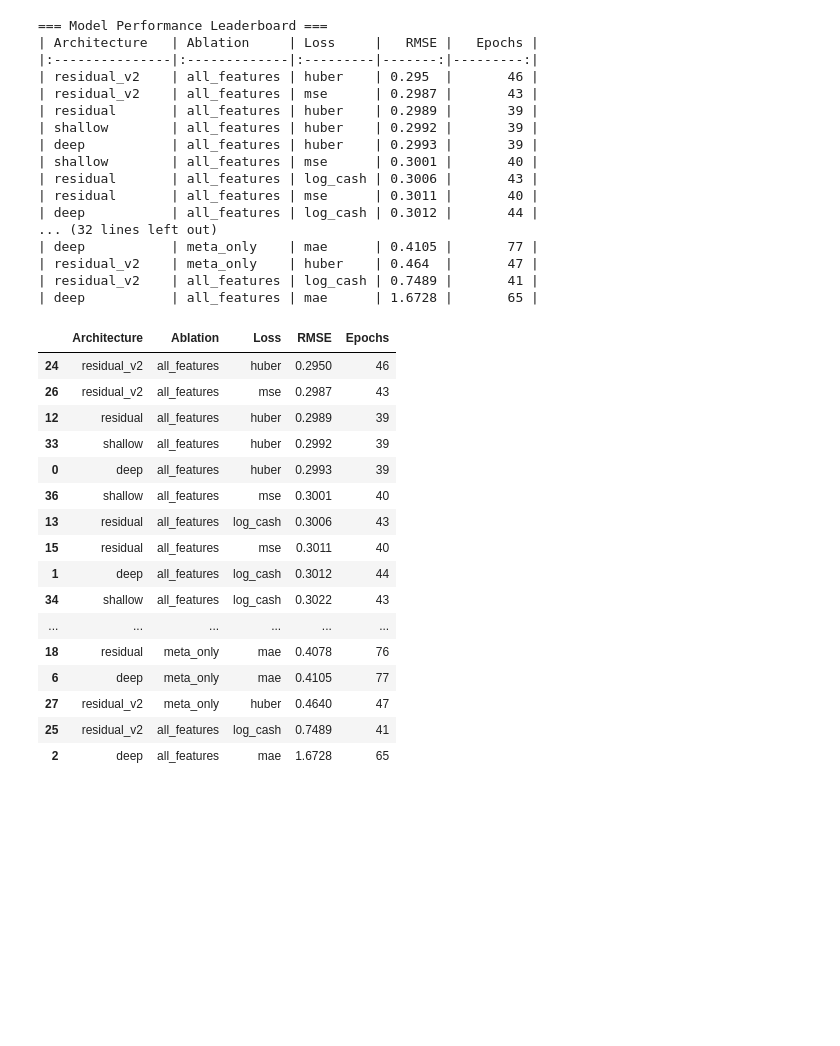
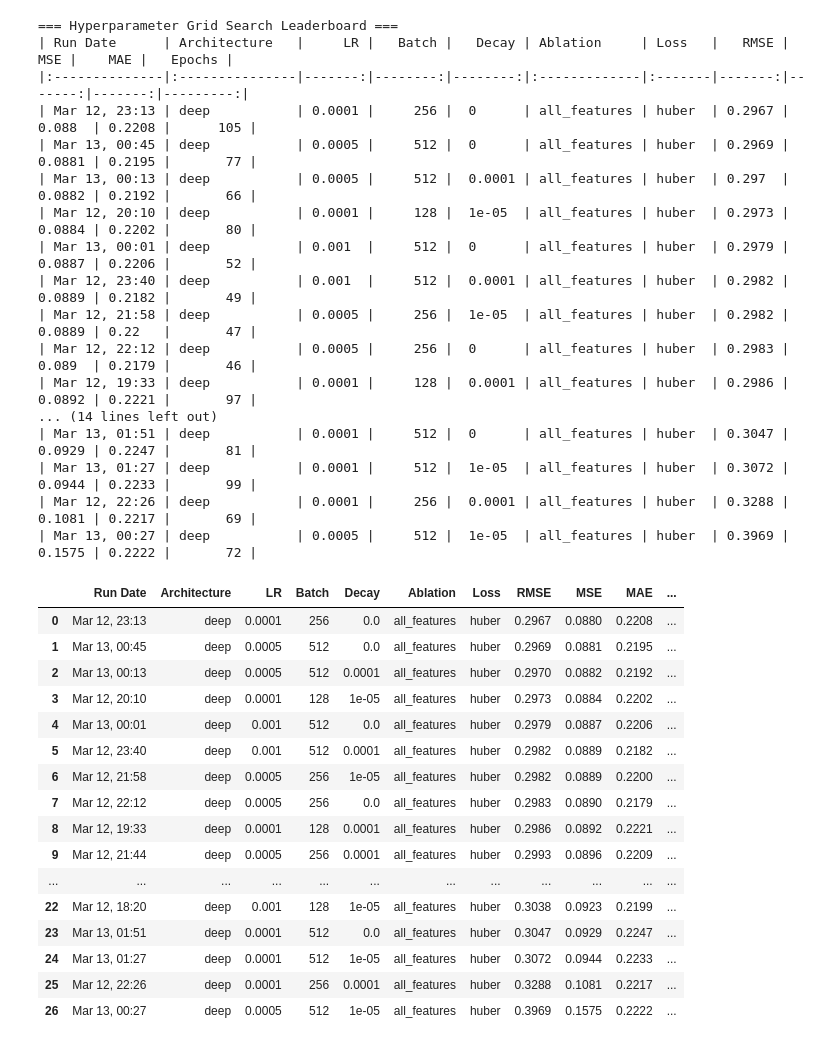
Before and after one commit to iauger/RecipeFeedback-ResNet, a Jupyter notebook: notebooks/testing.ipynb, the cells around one changed output. Cells and saved outputs as stored; diff of their text form; code cells hidden in the pictures; blank space fills up the shorter version.

```diff
--- a/notebooks/testing.ipynb
+++ b/notebooks/testing.ipynb
@@ -13,39 +15,41 @@ from src.visualizations import plot_faceted_comparisons, generate_leaderboard
 
 s = load_settings()
-# %%
-generate_leaderboard(s.results_dir)
-# %% [output]
-=== Model Performance Leaderboard ===
-| Architecture   | Ablation     | Loss     |   RMSE |   Epochs |
-|:---------------|:-------------|:---------|-------:|---------:|
-| residual_v2    | all_features | huber    | 0.295  |       46 |
-| residual_v2    | all_features | mse      | 0.2987 |       43 |
-| residual       | all_features | huber    | 0.2989 |       39 |
-| shallow        | all_features | huber    | 0.2992 |       39 |
-| deep           | all_features | huber    | 0.2993 |       39 |
-| shallow        | all_features | mse      | 0.3001 |       40 |
-| residual       | all_features | log_cash | 0.3006 |       43 |
-| residual       | all_features | mse      | 0.3011 |       40 |
-| deep           | all_features | log_cash | 0.3012 |       44 |
-... (32 lines left out)
-| deep           | meta_only    | mae      | 0.4105 |       77 |
-| residual_v2    | meta_only    | huber    | 0.464  |       47 |
-| residual_v2    | all_features | log_cash | 0.7489 |       41 |
-| deep           | all_features | mae      | 1.6728 |       65 |
-|  | Architecture | Ablation | Loss | RMSE | Epochs |
-| 24 | residual_v2 | all_features | huber | 0.2950 | 46 |
-| 26 | residual_v2 | all_features | mse | 0.2987 | 43 |
-| 12 | residual | all_features | huber | 0.2989 | 39 |
-| 33 | shallow | all_features | huber | 0.2992 | 39 |
-| 0 | deep | all_features | huber | 0.2993 | 39 |
-| 36 | shallow | all_features | mse | 0.3001 | 40 |
-| 13 | residual | all_features | log_cash | 0.3006 | 43 |
-| 15 | residual | all_features | mse | 0.3011 | 40 |
-| 1 | deep | all_features | log_cash | 0.3012 | 44 |
-| 34 | shallow | all_features | log_cash | 0.3022 | 43 |
-| ... | ... | ... | ... | ... | ... |
-| 18 | residual | meta_only | mae | 0.4078 | 76 |
-| 6 | deep | meta_only | mae | 0.4105 | 77 |
-| 27 | residual_v2 | meta_only | huber | 0.4640 | 47 |
-| 25 | residual_v2 | all_features | log_cash | 0.7489 | 41 |
-| 2 | deep | all_features | mae | 1.6728 | 65 |
+# %%
+from src.visualizations import generate_hp_leaderboard
+
+generate_hp_leaderboard(s.results_dir)
+# %% [output]
+=== Hyperparameter Grid Search Leaderboard ===
+| Run Date      | Architecture   |     LR |   Batch |   Decay | Ablation     | Loss   |   RMSE |    MSE |    MAE |   Epochs |
+|:--------------|:---------------|-------:|--------:|--------:|:-------------|:-------|-------:|-------:|-------:|---------:|
+| Mar 12, 23:13 | deep           | 0.0001 |     256 |  0      | all_features | huber  | 0.2967 | 0.088  | 0.2208 |      105 |
+| Mar 13, 00:45 | deep           | 0.0005 |     512 |  0      | all_features | huber  | 0.2969 | 0.0881 | 0.2195 |       77 |
+| Mar 13, 00:13 | deep           | 0.0005 |     512 |  0.0001 | all_features | huber  | 0.297  | 0.0882 | 0.2192 |       66 |
+| Mar 12, 20:10 | deep           | 0.0001 |     128 |  1e-05  | all_features | huber  | 0.2973 | 0.0884 | 0.2202 |       80 |
+| Mar 13, 00:01 | deep           | 0.001  |     512 |  0      | all_features | huber  | 0.2979 | 0.0887 | 0.2206 |       52 |
+| Mar 12, 23:40 | deep           | 0.001  |     512 |  0.0001 | all_features | huber  | 0.2982 | 0.0889 | 0.2182 |       49 |
+| Mar 12, 21:58 | deep           | 0.0005 |     256 |  1e-05  | all_features | huber  | 0.2982 | 0.0889 | 0.22   |       47 |
+| Mar 12, 22:12 | deep           | 0.0005 |     256 |  0      | all_features | huber  | 0.2983 | 0.089  | 0.2179 |       46 |
+| Mar 12, 19:33 | deep           | 0.0001 |     128 |  0.0001 | all_features | huber  | 0.2986 | 0.0892 | 0.2221 |       97 |
+... (14 lines left out)
+| Mar 13, 01:51 | deep           | 0.0001 |     512 |  0      | all_features | huber  | 0.3047 | 0.0929 | 0.2247 |       81 |
+| Mar 13, 01:27 | deep           | 0.0001 |     512 |  1e-05  | all_features | huber  | 0.3072 | 0.0944 | 0.2233 |       99 |
+| Mar 12, 22:26 | deep           | 0.0001 |     256 |  0.0001 | all_features | huber  | 0.3288 | 0.1081 | 0.2217 |       69 |
+| Mar 13, 00:27 | deep           | 0.0005 |     512 |  1e-05  | all_features | huber  | 0.3969 | 0.1575 | 0.2222 |       72 |
+|  | Run Date | Architecture | LR | Batch | Decay | Ablation | Loss | RMSE | MSE | MAE | ... |
+| 0 | Mar 12, 23:13 | deep | 0.0001 | 256 | 0.0 | all_features | huber | 0.2967 | 0.0880 | 0.2208 | ... |
+| 1 | Mar 13, 00:45 | deep | 0.0005 | 512 | 0.0 | all_features | huber | 0.2969 | 0.0881 | 0.2195 | ... |
+| 2 | Mar 13, 00:13 | deep | 0.0005 | 512 | 0.0001 | all_features | huber | 0.2970 | 0.0882 | 0.2192 | ... |
+| 3 | Mar 12, 20:10 | deep | 0.0001 | 128 | 1e-05 | all_features | huber | 0.2973 | 0.0884 | 0.2202 | ... |
+| 4 | Mar 13, 00:01 | deep | 0.001 | 512 | 0.0 | all_features | huber | 0.2979 | 0.0887 | 0.2206 | ... |
+| 5 | Mar 12, 23:40 | deep | 0.001 | 512 | 0.0001 | all_features | huber | 0.2982 | 0.0889 | 0.2182 | ... |
+| 6 | Mar 12, 21:58 | deep | 0.0005 | 256 | 1e-05 | all_features | huber | 0.2982 | 0.0889 | 0.2200 | ... |
+| 7 | Mar 12, 22:12 | deep | 0.0005 | 256 | 0.0 | all_features | huber | 0.2983 | 0.0890 | 0.2179 | ... |
+| 8 | Mar 12, 19:33 | deep | 0.0001 | 128 | 0.0001 | all_features | huber | 0.2986 | 0.0892 | 0.2221 | ... |
+| 9 | Mar 12, 21:44 | deep | 0.0005 | 256 | 0.0001 | all_features | huber | 0.2993 | 0.0896 | 0.2209 | ... |
+| ... | ... | ... | ... | ... | ... | ... | ... | ... | ... | ... | ... |
+| 22 | Mar 12, 18:20 | deep | 0.001 | 128 | 1e-05 | all_features | huber | 0.3038 | 0.0923 | 0.2199 | ... |
+| 23 | Mar 13, 01:51 | deep | 0.0001 | 512 | 0.0 | all_features | huber | 0.3047 | 0.0929 | 0.2247 | ... |
+| 24 | Mar 13, 01:27 | deep | 0.0001 | 512 | 1e-05 | all_features | huber | 0.3072 | 0.0944 | 0.2233 | ... |
+| 25 | Mar 12, 22:26 | deep | 0.0001 | 256 | 0.0001 | all_features | huber | 0.3288 | 0.1081 | 0.2217 | ... |
+| 26 | Mar 13, 00:27 | deep | 0.0005 | 512 | 1e-05 | all_features | huber | 0.3969 | 0.1575 | 0.2222 | ... |
```
Also changed, not shown: parts of 7 cells of this notebook, 13 other files.
